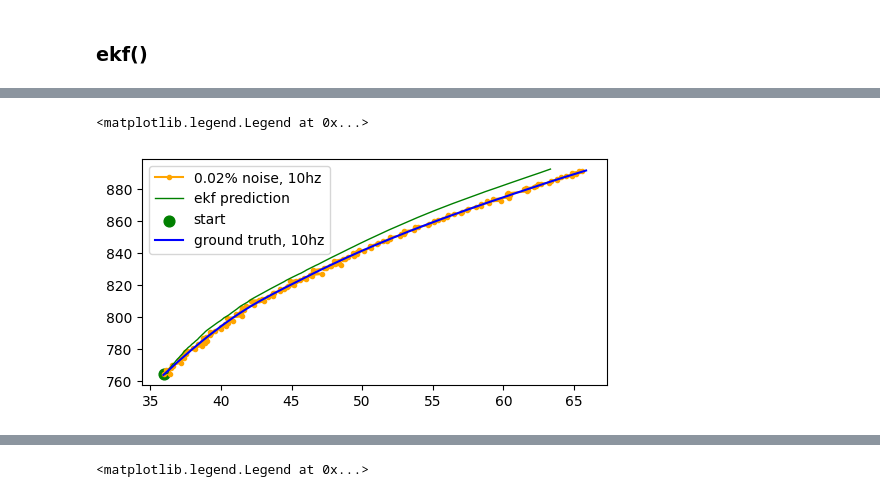
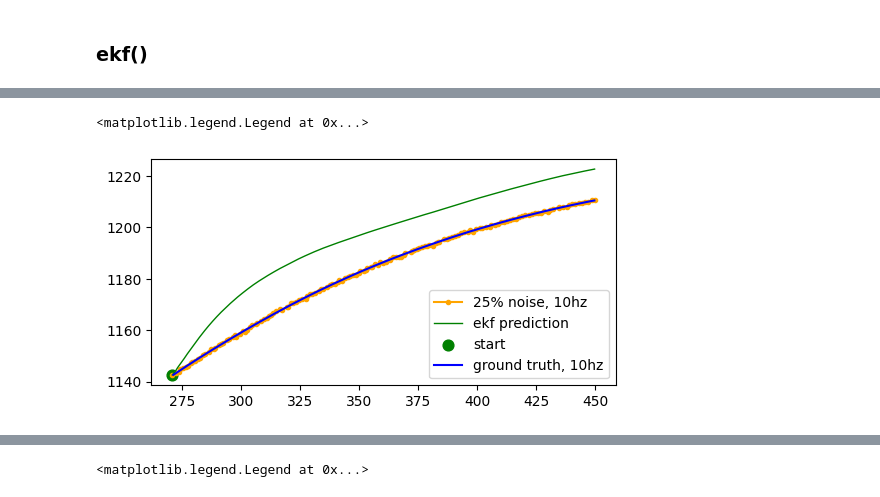
Before and after one commit to jarviskroos7/PATH_vehicle_localization, a Jupyter notebook: code/kf_baseline.ipynb, the cells around one changed output, grey strips where cells are left out. Drawn from its saved outputs; the diff is of its cells as text; code cells hidden in the pictures.

```diff
--- a/code/kf_baseline.ipynb
+++ b/code/kf_baseline.ipynb
@@ -704,7 +688,7 @@ def ekf(segment_df, gps_sig, omega_sig, v_sig):
     d3ydt3 = np.gradient(segment_df['alpha_Yv'], dt)
 
     # angular rate
-    omega_Xv = segment_df['omega_Xv'].values # * np.pi/180 # [deg/s] to [rad/s]
+    omega_Zv = segment_df['omega_Zv'].values * np.pi/180 # [deg/s] to [rad/s]
 
     # initialization
     A = np.array([
@@ -714,11 +698,6 @@ def ekf(segment_df, gps_sig, omega_sig, v_sig):
         [0, 0, 0, 1, dt, (dt**2)/2],
         [0, 0, 0, 0, 1, dt],
         [0, 0, 0, 0, 0, 1],
-        ])
-
-    H = np.array([
-        [1, 0, 0, 0, 0, 0],
-        [0, 0, 0, 1, 0, 0],
         ])
 
     Q1 = np.array([(dt**3)/6, (dt**2)/2, dt, 0, 0, 0])
@@ -736,7 +715,7 @@ def ekf(segment_df, gps_sig, omega_sig, v_sig):
     P_init = 1 * np.eye(len(x_init))  # small initial prediction error
 
     # state vector
-    observations = np.array([x_noise, y_noise, omega_Xv, Vx]).T
+    observations = np.array([x_noise, y_noise, omega_Zv, Vx]).T
 
     # matrix dimensions, nxm
     nx = Q.shape[0]
@@ -795,13 +805,13 @@ for df in rl_seg_noise:
 # %%
-sample = 120
+sample = 100
 plt.figure(dpi=100, figsize=(6, 3))
 
-plt.plot(rl_seg_pred_ekf[sample]['y_noise'], rl_seg_pred_ekf[sample]['x_noise'], '-o', label='0.02% noise, 10hz', ms=3, c='orange')
+plt.plot(rl_seg_pred_ekf[sample]['y_noise'], rl_seg_pred_ekf[sample]['x_noise'], '-o', label='25% noise, 10hz', ms=3, c='orange')
 plt.plot(rl_seg_pred_ekf[sample]['y_est'], rl_seg_pred_ekf[sample]['x_est'], '-', linewidth=1, label='ekf prediction', c='green')
 plt.scatter(rl_seg_pred_ekf[sample]['y_est'][0], rl_seg_pred_ekf[sample]['x_est'][0], label='start', s=60, c='green')
 plt.plot(rl_seg_pred_ekf[sample]['y'], rl_seg_pred_ekf[sample]['x'], label='ground truth, 10hz', c='blue')
 
 plt.legend()
 # %% [output]
 <matplotlib.legend.Legend at 0x...>
-[figure, old version]
+[figure, new version]
```
Also changed, not shown: parts of 11 cells of this notebook, 11 other files.
